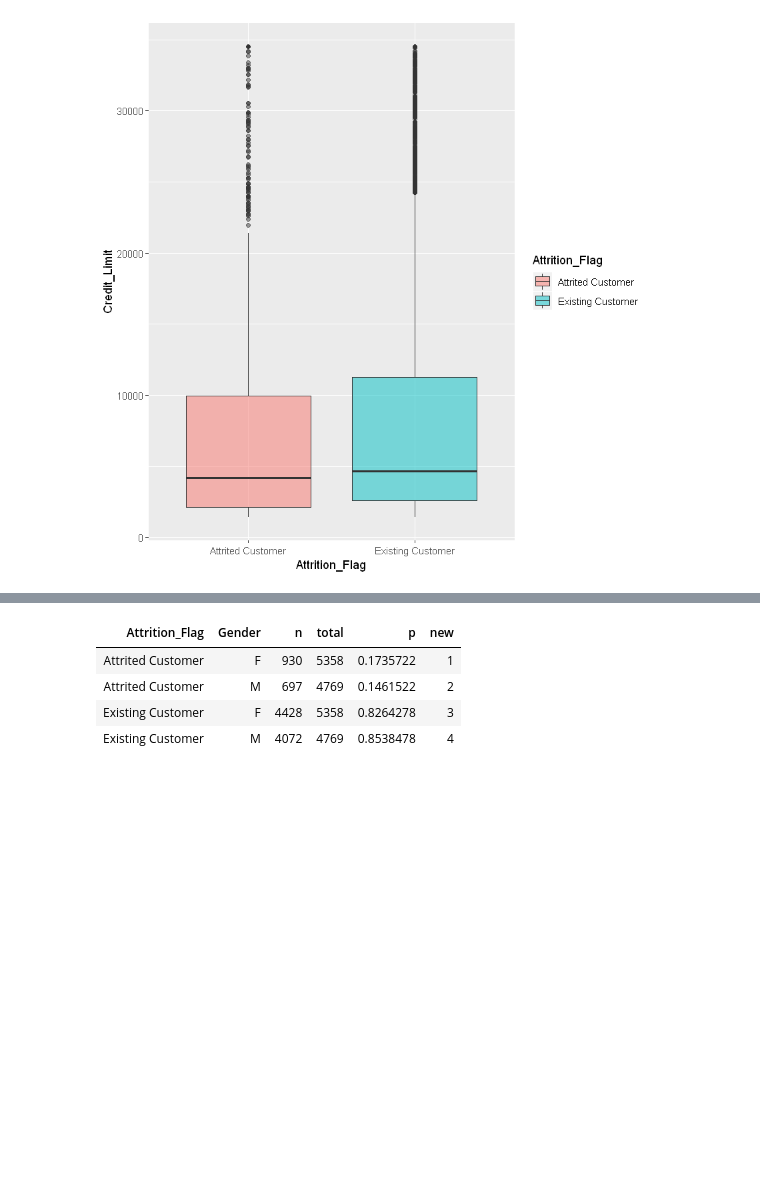
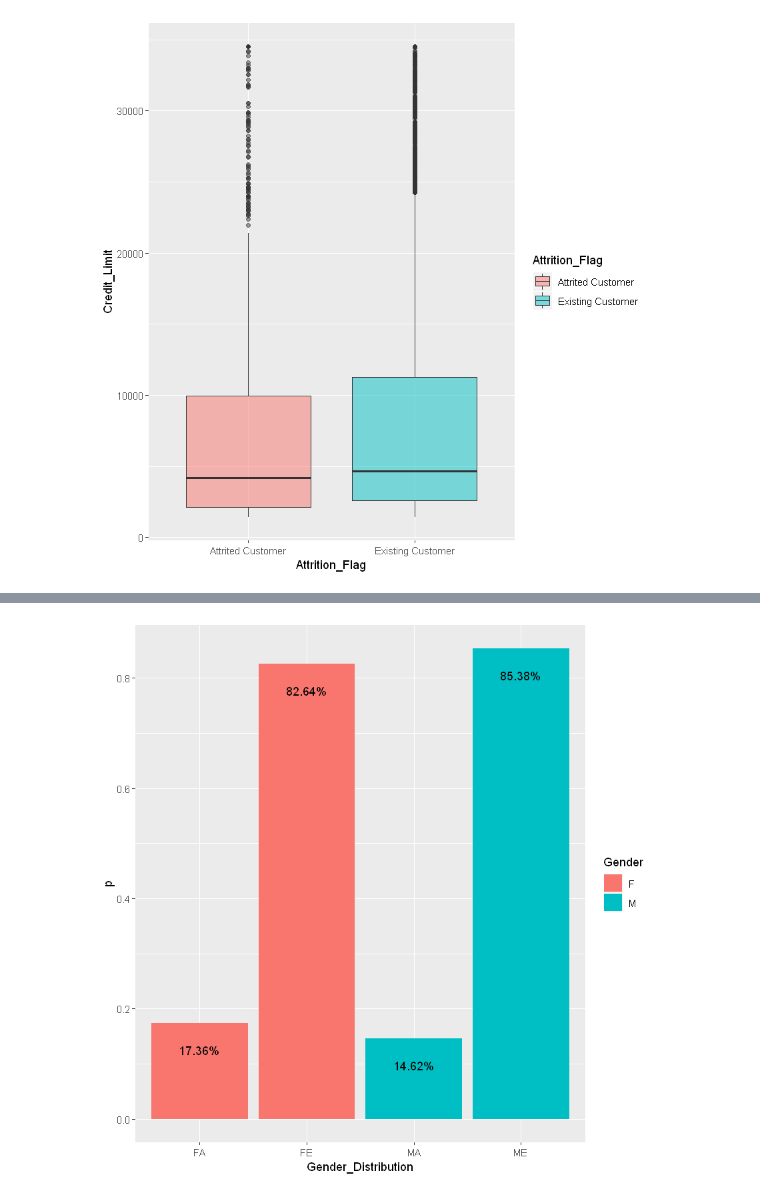
Before and after one commit to WeAreVR/Biba, a Jupyter notebook: BIBA.ipynb, the cells around one changed output, grey strips where cells are left out. Cells and saved outputs as stored; diff of their text form; code cells hidden in the pictures; blank space fills up the shorter version.

```diff
--- a/BIBA.ipynb
+++ b/BIBA.ipynb
@@ -218,3 +223,7 @@ ggplot(aes(x=Attrition_Flag,y=Credit_Limit,fill=Attrition_Flag))+
 geom_boxplot(alpha=0.5)
 # %% [output]
 [figure]
+# %%
+percent <- function(x, digits = 2, format = "f", ...) {      # Create user-defined function
+  paste0(formatC(x * 100, format = format, digits = digits, ...), "%")
+}
@@ -255,8 +241,6 @@ mutate(p=Gender)
-# %%
-df1
-# %% [output]
-| Attrition_Flag | Gender | n | total | p | new |
-| Attrited Customer | F | 930 | 5358 | 0.1735722 | 1 |
-| Attrited Customer | M | 697 | 4769 | 0.1461522 | 2 |
-| Existing Customer | F | 4428 | 5358 | 0.8264278 | 3 |
-| Existing Customer | M | 4072 | 4769 | 0.8538478 | 4 |
+# %%
+df1 %>% ggplot(aes(x = Gender_Distribution, y = p,fill = Gender)) +
+geom_col()+
+geom_text(aes(label = percent(p)), vjust =3.37 )
+# %% [output]
+[figure, added]
```
Also changed, not shown: parts of 10 cells of this notebook.
